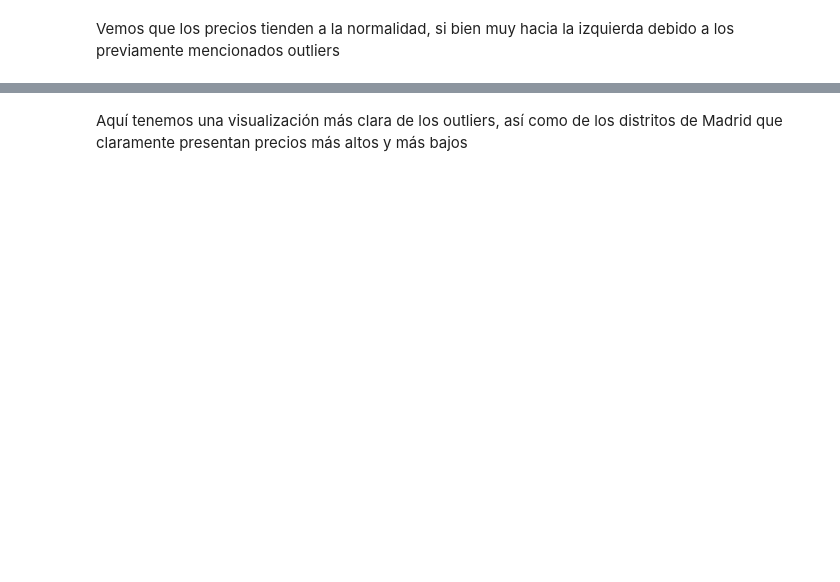
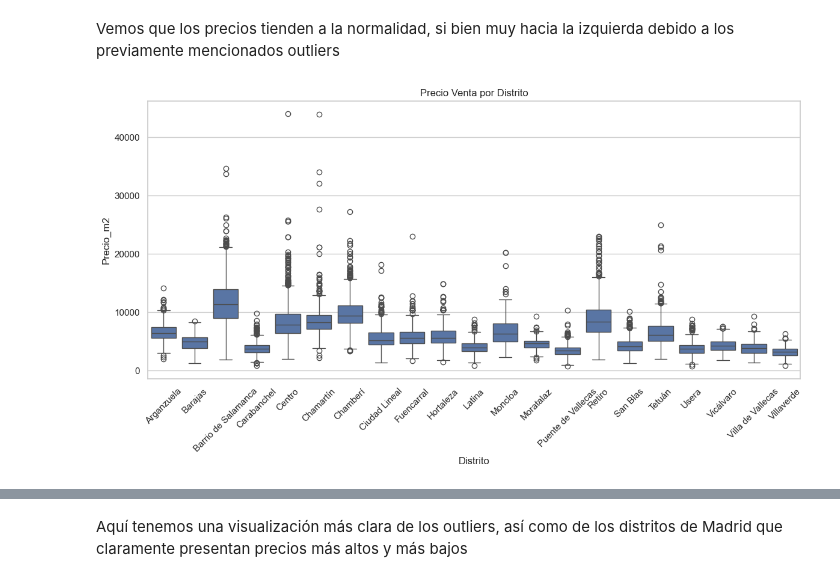
Before and after one commit to UCM-GIDIA-PD1/c2526-R2, a Jupyter notebook: src/4_Analisis/analisis_estadistico.ipynb, the cells around one changed output, grey strips where cells are left out. Cells and saved outputs as stored; diff of their text form; code cells hidden in the pictures; blank space fills up the shorter version.

```diff
--- a/src/4_Analisis/analisis_estadistico.ipynb
+++ b/src/4_Analisis/analisis_estadistico.ipynb
@@ -94,10 +128,12 @@ plt.show()
 # %%
 top_barrios = df_venta["Distrito"].value_counts().index
 
 plt.figure(figsize=(14,6))
 sns.boxplot(data=df_venta[df_venta["Distrito"].isin(top_barrios)],
-            x="Distrito", y="Precio/Superficie")
+            x="Distrito", y="Precio_m2")
 
 plt.xticks(rotation=45)
 plt.title("Precio Venta por Distrito")
 plt.show()
+# %% [output]
+[figure, added]
```
Also changed, not shown: parts of 36 cells of this notebook, 5 other files.
